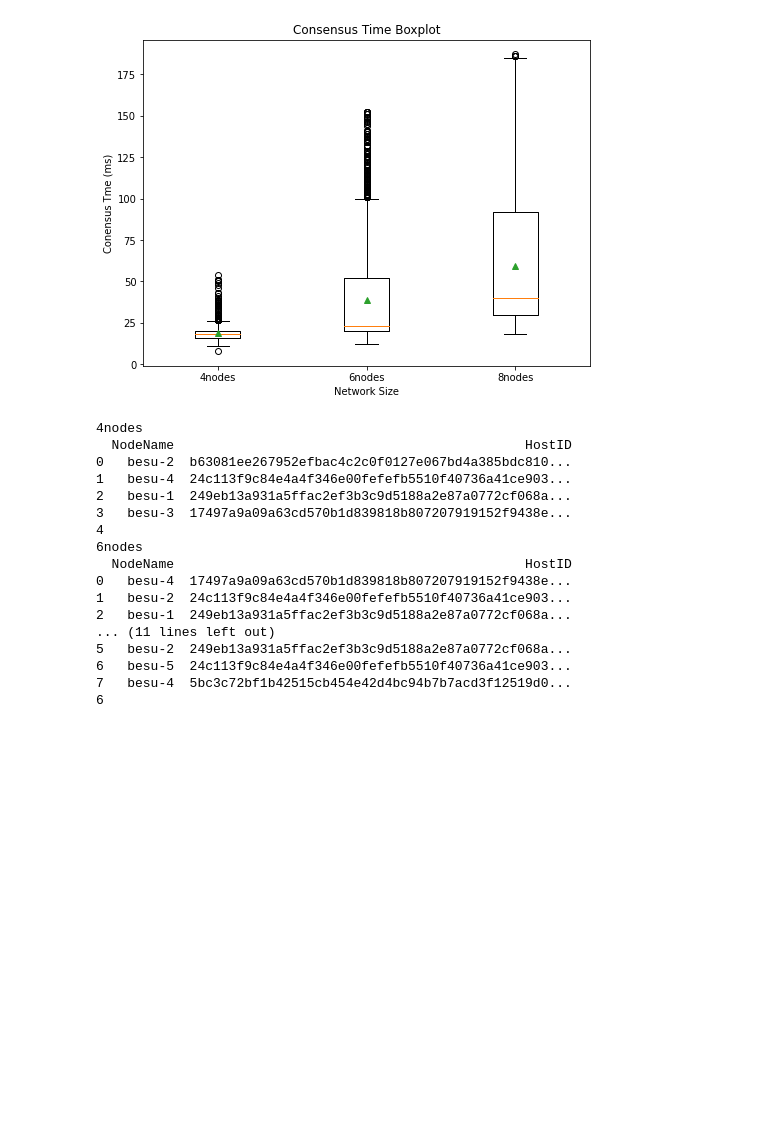
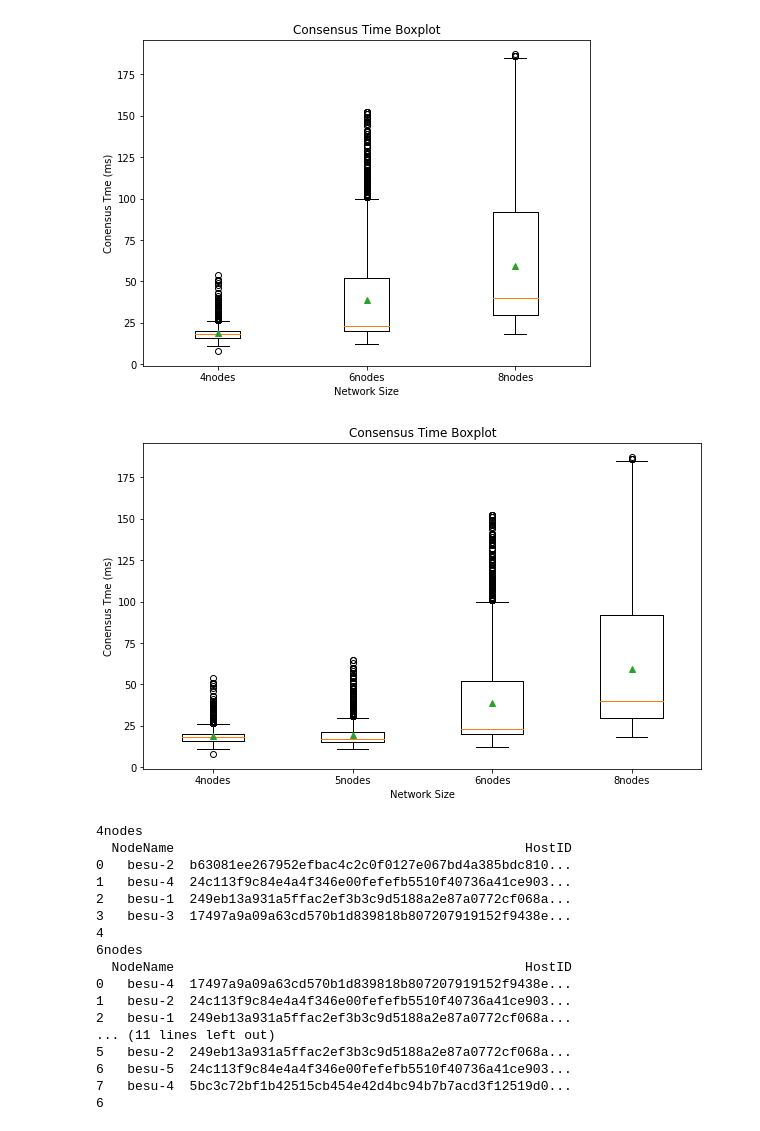
Before and after one commit to CaixiangFan/besu-benchmark, a Jupyter notebook: src/log_analysis.ipynb, the cells around one changed output. Drawn from its saved outputs; the diff is of its cells as text; code cells hidden in the pictures; blank space fills up the shorter version.

```diff
--- a/src/log_analysis.ipynb
+++ b/src/log_analysis.ipynb
@@ -248,16 +251,3 @@ plt.show()
 [figure]
 # %% [markdown]
 # Explore Consensus Time
-# %%
-consensus_time4 = cal_consensus_time(df4)
-consensus_time6 = cal_consensus_time(df6)
-consensus_time8 = cal_consensus_time(df8)
-
-fig, axs = plt.subplots(nrows=1, ncols=3, figsize=(18, 4))
-title = 'Consensus Time Histogram'
-upper,bins = 400,100
-plot_hist(ts=consensus_time4, ax=axs[0], upper=upper, bins=bins, title=title+'(4nodes)')
-plot_hist(ts=consensus_time6, ax=axs[1], upper=upper, bins=bins, title=title+'(6nodes)')
-plot_hist(ts=consensus_time8, ax=axs[2], upper=upper, bins=bins, title=title+'(8nodes)')
-
-plt.show()
@@ -266 +254,14 @@ plt.show()
+# %%
+consensus_time5 = cal_consensus_time(df5)
+# %%
+# consensus_time4 = cal_consensus_time(df4)
+# consensus_time6 = cal_consensus_time(df6)
+# consensus_time8 = cal_consensus_time(df8)
+
+with open('../data/consensus_time4.json') as f:
+    consensus_time4 = json.load(f)['consensus_time']
+with open('../data/consensus_time6.json') as f:
+    consensus_time6 = json.load(f)['consensus_time']
+with open('../data/consensus_time8.json') as f:
+    consensus_time8 = json.load(f)['consensus_time']
 # %%
@@ -302,3 +300,6 @@ print(len(ts8)/len(consensus_time8))
 0.7681339119652821
 0.9585892609470973
 0.9087241553202219
+# %%
+ts5 = remove_outlier_IQR(consensus_time5)
+print(len(ts5)/len(consensus_time5))
@@ -340,6 +363,24 @@ ax.set_ylabel('Conensus Tme (ms)')
 plt.show()
 # %% [output]
 [figure]
+# %%
+consensus_time = [ts4, ts5, ts6, ts8]
+
+fig, ax = plt.subplots(nrows=1, ncols=1, figsize=(10, 6))
+title = "Consensus Time Boxplot"
+xlabels = ['4nodes', '5nodes', '6nodes', '8nodes']
+positions = np.arange(4) + 1
+data_to_plot = []
+for i in range(len(consensus_time)):
+    data = pd.Series([1000*t for t in consensus_time[i]])
+    data_to_plot.append(data)
+bp = ax.boxplot(data_to_plot, positions=positions, showmeans=True, labels=xlabels)
+ax.set_title(title)
+ax.set_xlabel('Network Size')
+ax.set_ylabel('Conensus Tme (ms)')
+plt.show()
+# %% [output]
+[figure, added]
 # %%
 for k,v in logpaths.items():
     with open(os.path.join(v, 'nodeinfo.json')) as f:
```
Also changed, not shown: parts of 10 cells of this notebook, 2 other files.
